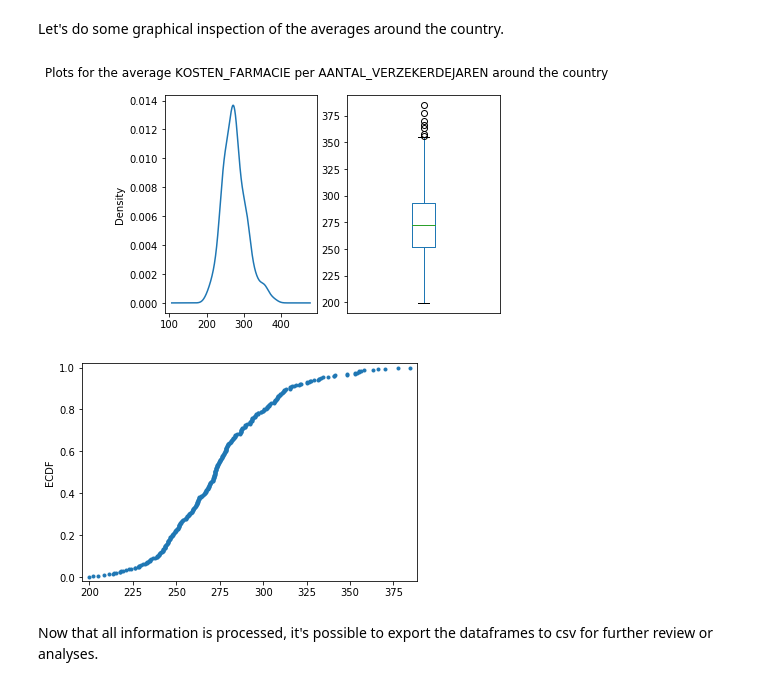
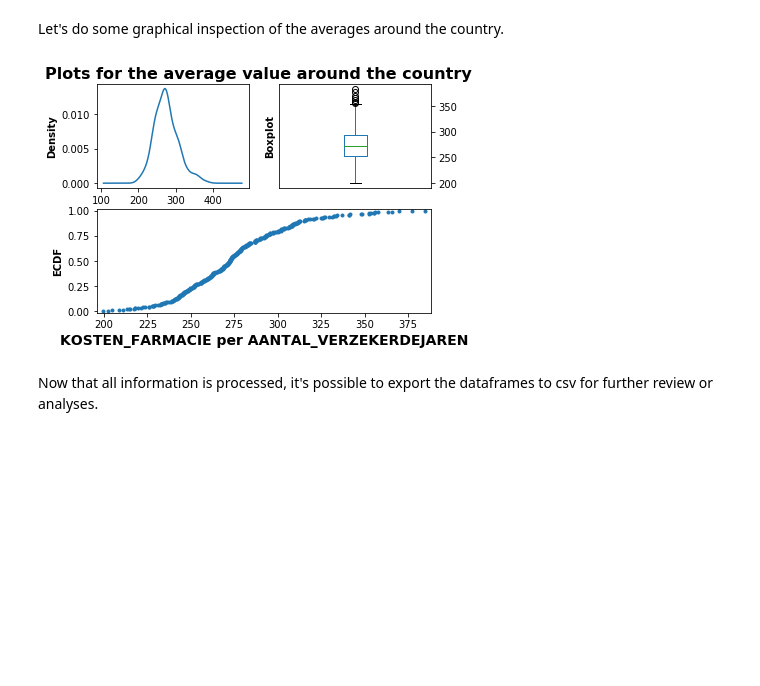
Before and after one commit to bokhove/Vektis, a Jupyter notebook: 1.Vektis Open data.ipynb, the cells around one changed output. Drawn from its saved outputs; the diff is of its cells as text; code cells hidden in the pictures; blank space fills up the shorter version.

Commit message:
Combine three plots in 1 figure

```diff
--- a/1.Vektis Open data.ipynb
+++ b/1.Vektis Open data.ipynb
@@ -331,54 +331,51 @@ df_country_outliers
 # %% [markdown]
 Let's do some graphical inspection of the averages around the country.
 # %%
-def ecdf(data):
-    """Compute ECDF (Empirical cumulative distribution function) for a one-dimensional array of measurements."""
-    # Number of data points: n
-    n = len(data)
-
-    # x-data for the ECDF: x
-    x = np.sort(data)
-
-    # y-data for the ECDF: y
-    y = np.arange(1, n + 1) / n
-
-    return x, y
-
 def plotSpreads(df, costAnalysis, perAnalysis):
     """Plots three different plots for the provide (single column) Dataframe: (1) the PDF (Probability Density Function, (2) the boxplot,
     and (3) the ECDF (Empirical cumulative distribution function)
 
     Parameters:
         df (dataframe): the dataframe containing the single column dataframe
         costAnalysis (str): determines which costs column will be analysed
         perAnalysis (str): the selected costs column will be normalized by dividing it by the indicated 'per' column (e.g. per 'AANTAL_VERZEKERDEJAREN')
     """
     analysisColumnName = costAnalysis + ' per ' + perAnalysis
 
     # ToDo: using grid to plot all three plots in the same figure
-    fig, axes = plt.subplots(nrows=1, ncols=2)
-    fig.suptitle('Plots for the average ' + analysisColumnName + ' around the country')
+    fig = plt.figure(constrained_layout=True)
+    _ = fig.suptitle('Plots for the average value around the country', fontweight='bold', fontsize=16)
+    gs = GridSpec(2, 2, figure = fig)
+
+    ax1 = fig.add_subplot(gs[0, 0])
 
     # Probability Density Functions (PDF)
-    _ = df[analysisColumnName].plot.kde(ax=axes[0])
+    _ = df[analysisColumnName].plot.kde(ax=ax1)
+    _ = ax1.set_ylabel('Density', fontweight='bold')
 
+    ax2 = fig.add_subplot(gs[0, 1])
     # Box plot
-    _ = df[analysisColumnName].plot(ax=axes[1], kind='box')
-    _ = axes[1].set_xticks([])
+    _ = df[analysisColumnName].plot(ax=ax2, kind='box', showfliers=True)
+    #_ = ax2.yaxis.set_label_position("right")
+    _ = ax2.set_ylabel('Boxplot', fontweight='bold')
+    _ = ax2.yaxis.tick_right()
+    _ = ax2.set_xticks([])
+
+    ax3 = fig.add_subplot(gs[1, :])
+    # ECDF
+    x,y = ecdf(df[analysisColumnName])
+    _ = ax3.plot(x, y, marker='.', linestyle='none')
+    _ = ax3.set_ylabel('ECDF', fontweight='bold')
+    _ = ax3.margins(0.02) # Keeps data off plot edges
+
+    _ = plt.subplots_adjust(top=0.92)
+    _ = plt.xlabel(analysisColumnName, fontweight='bold', fontsize=14)
 
     plt.show()
 
-    # ECDF
-    x,y = ecdf(df[analysisColumnName])
-    _ = plt.plot(x, y, marker='.', linestyle='none')
-    _ = plt.ylabel('ECDF')
-    _ = plt.margins(0.02) # Keeps data off plot edges
-    plt.show()
-
 plotSpreads(df_country, analyse_kosten, analyse_per)
 # %% [output]
-[figure, old version]
+[figure, new version]
-[figure, removed]
 # %% [markdown]
 Now that all information is processed, it's possible to export the dataframes to csv for further review or analyses.
 # %%
```
Also changed, not shown: parts of 4 cells of this notebook.
